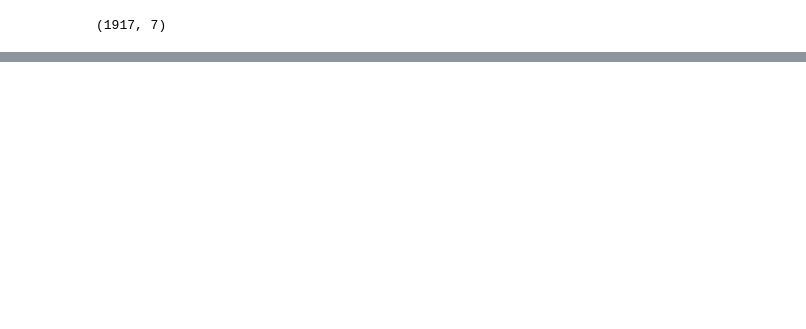
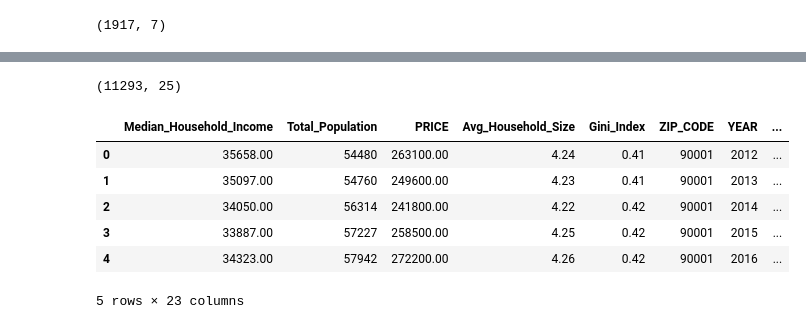
Before and after one commit to CynthiaShiyue/IDS705_MachineLearning_Project, a Jupyter notebook: 10_Data_Clean/30_final_xgboost_data.ipynb, the cells around one changed output, grey strips where cells are left out. Cells and saved outputs as stored; diff of their text form; code cells hidden in the pictures; blank space fills up the shorter version.

```diff
--- a/10_Data_Clean/30_final_xgboost_data.ipynb
+++ b/10_Data_Clean/30_final_xgboost_data.ipynb
@@ -79,0 +136,20 @@ merged_data.head()
+# %%
+# Define a reasonable threshold (e.g., anything > 200% or < -200%)
+threshold = 200
+
+# Subset rows where the percent change is extreme
+extreme_outliers = merged_data[
+    (merged_data["PCT_PRICE_CHANGE (%)"] > threshold) |
+    (merged_data["PCT_PRICE_CHANGE (%)"] < -threshold)
+]
+
+# Show relevant columns
+extreme_outliers = extreme_outliers[["ZIP_CODE", "YEAR", "PRICE", "NEXT_YEAR_PRICE", "PCT_PRICE_CHANGE (%)"]]
+
+# Display
+
+pd.set_option("display.float_format", lambda x: f"{x:.2f}")
+extreme_outliers_sorted = extreme_outliers.sort_values("PCT_PRICE_CHANGE (%)", ascending=False)
+extreme_outliers_sorted.shape
+
+#extreme_outliers_sorted
@@ -80 +174,22 @@ merged_data.head()
+# %%
+# Fill
+merged_data.shape # we lost 1800 ish rows
+# %% [output]
+(11293, 25)
+# %%
+# Drop merge indicator and other useless columns
+col_drop = ["_merge", "YEAR_"]
+merged_data.drop(columns=col_drop, inplace=True)
+# Reset index for modeling
+merged_data.reset_index(drop=True, inplace=True)
+
+merged_data.head()
+# %% [output]
+|  | Median_Household_Income | Total_Population | PRICE | Avg_Household_Size | Gini_Index | ZIP_CODE | YEAR | ... |
+| 0 | 35658.00 | 54480 | 263100.00 | 4.24 | 0.41 | 90001 | 2012 | ... |
+| 1 | 35097.00 | 54760 | 249600.00 | 4.23 | 0.41 | 90001 | 2013 | ... |
+| 2 | 34050.00 | 56314 | 241800.00 | 4.22 | 0.42 | 90001 | 2014 | ... |
+| 3 | 33887.00 | 57227 | 258500.00 | 4.25 | 0.42 | 90001 | 2015 | ... |
+| 4 | 34323.00 | 57942 | 272200.00 | 4.26 | 0.42 | 90001 | 2016 | ... |
+5 rows × 23 columns
 # %%
```
Also changed, not shown: parts of 20 cells of this notebook, 13 other files.
